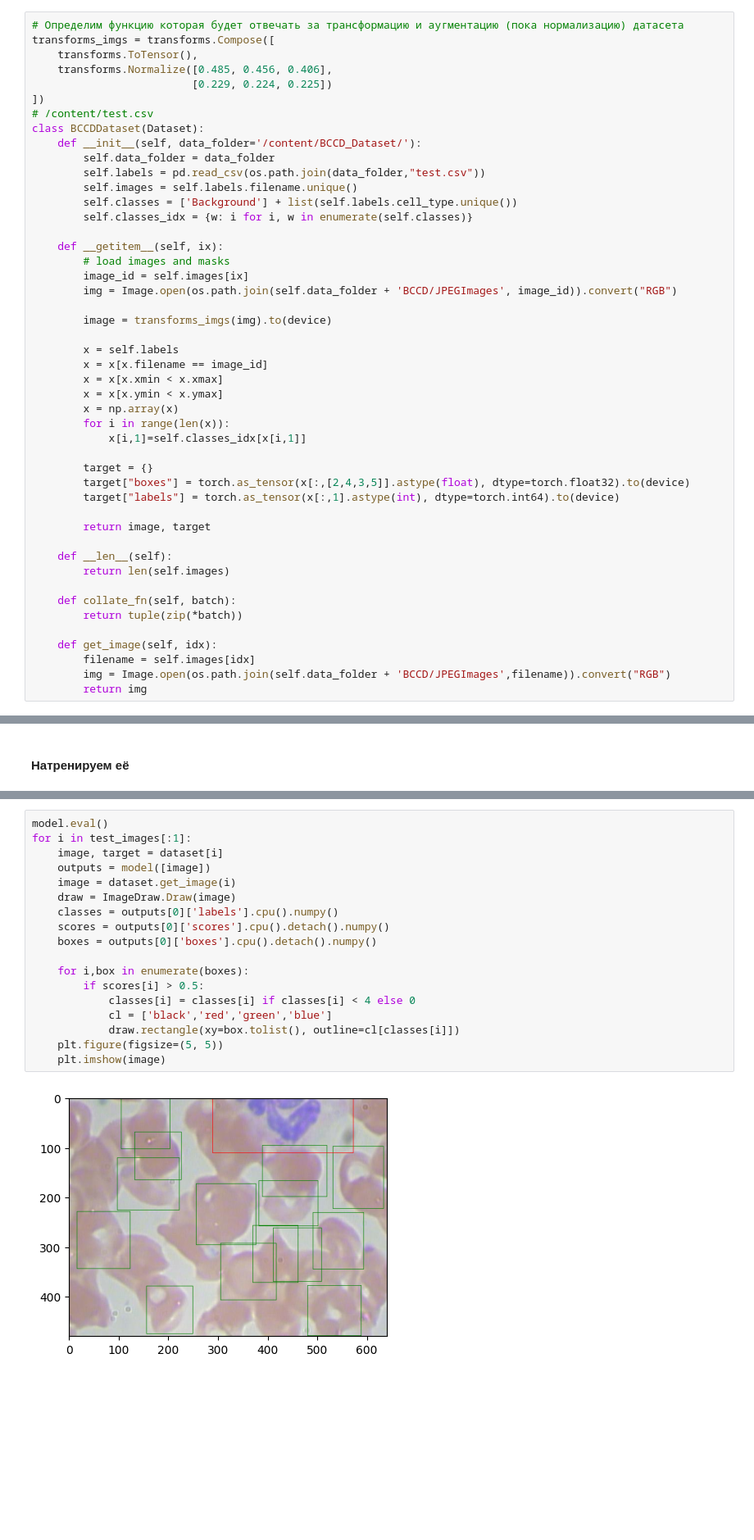
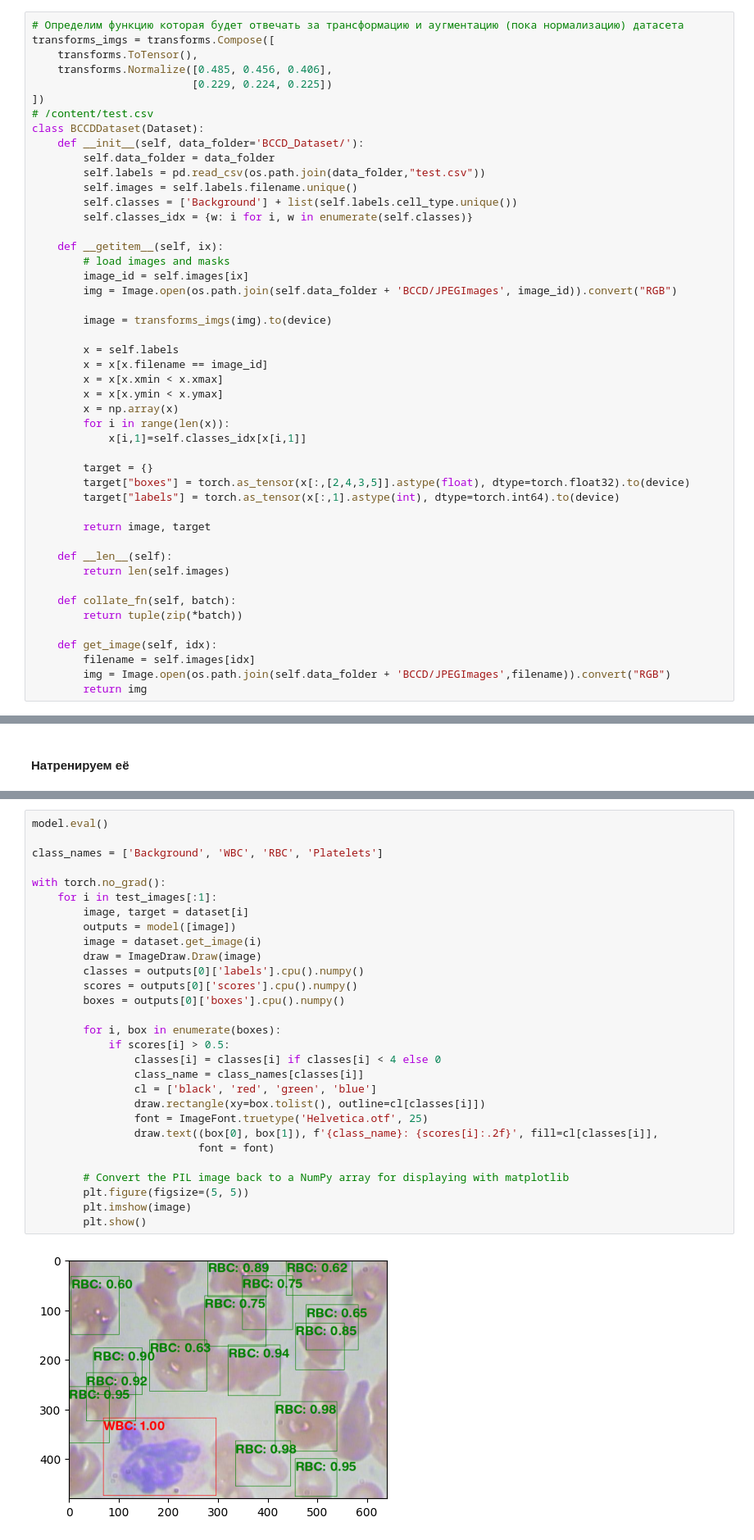
Before and after one commit to Yemaks/hw_module8, a Jupyter notebook: BCCD_SSD/BCCD_SSD.ipynb, the cells around one changed output, grey strips where cells are left out. Shown at 82% size. Cells and saved outputs as stored; diff of their text form; blank space fills up the shorter version.

```diff
--- a/BCCD_SSD/BCCD_SSD.ipynb
+++ b/BCCD_SSD/BCCD_SSD.ipynb
@@ -29,7 +29,7 @@ transforms_imgs = transforms.Compose([
 ])
 # /content/test.csv
 class BCCDDataset(Dataset):
-    def __init__(self, data_folder='/content/BCCD_Dataset/'):
+    def __init__(self, data_folder='BCCD_Dataset/'):
         self.data_folder = data_folder
         self.labels = pd.read_csv(os.path.join(data_folder,"test.csv"))
         self.images = self.labels.filename.unique()
@@ -136,20 +138,31 @@ for ep in range(n_epochs):
 # %%
 model.eval()
-for i in test_images[:1]:
-    image, target = dataset[i]
-    outputs = model([image])
-    image = dataset.get_image(i)
-    draw = ImageDraw.Draw(image)
-    classes = outputs[0]['labels'].cpu().numpy()
-    scores = outputs[0]['scores'].cpu().detach().numpy()
-    boxes = outputs[0]['boxes'].cpu().detach().numpy()
 
-    for i,box in enumerate(boxes):
-        if scores[i] > 0.5:
-            classes[i] = classes[i] if classes[i] < 4 else 0
-            cl = ['black','red','green','blue']
-            draw.rectangle(xy=box.tolist(), outline=cl[classes[i]])
-    plt.figure(figsize=(5, 5))
-    plt.imshow(image)
+class_names = ['Background', 'WBC', 'RBC', 'Platelets']
+
+with torch.no_grad():
+    for i in test_images[:1]:
+        image, target = dataset[i]
+        outputs = model([image])
+        image = dataset.get_image(i)
+        draw = ImageDraw.Draw(image)
+        classes = outputs[0]['labels'].cpu().numpy()
+        scores = outputs[0]['scores'].cpu().numpy()
+        boxes = outputs[0]['boxes'].cpu().numpy()
+
+        for i, box in enumerate(boxes):
+            if scores[i] > 0.5:
+                classes[i] = classes[i] if classes[i] < 4 else 0
+                class_name = class_names[classes[i]]
+                cl = ['black', 'red', 'green', 'blue']
+                draw.rectangle(xy=box.tolist(), outline=cl[classes[i]])
+                font = ImageFont.truetype('Helvetica.otf', 25)
+                draw.text((box[0], box[1]), f'{class_name}: {scores[i]:.2f}', fill=cl[classes[i]],
+                          font = font)
+
+        # Convert the PIL image back to a NumPy array for displaying with matplotlib
+        plt.figure(figsize=(5, 5))
+        plt.imshow(image)
+        plt.show()
 # %% [output]
-[figure, old version]
+[figure, new version]
```
Also changed, not shown: parts of 3 cells of this notebook, 1 other file.
